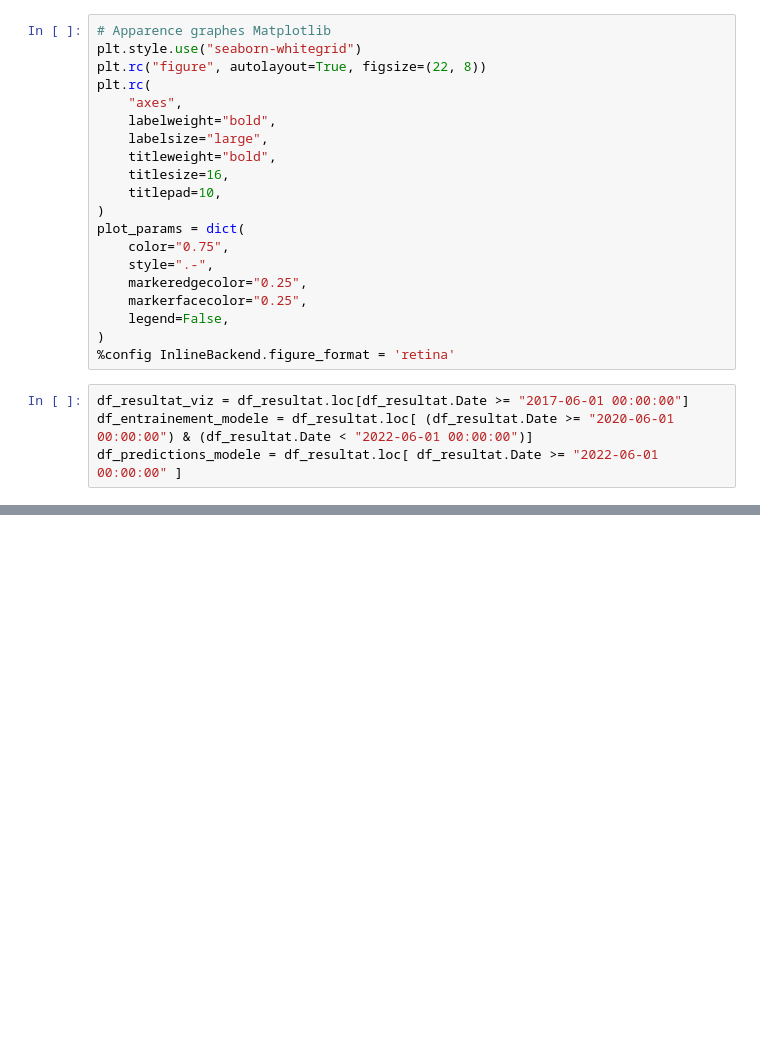
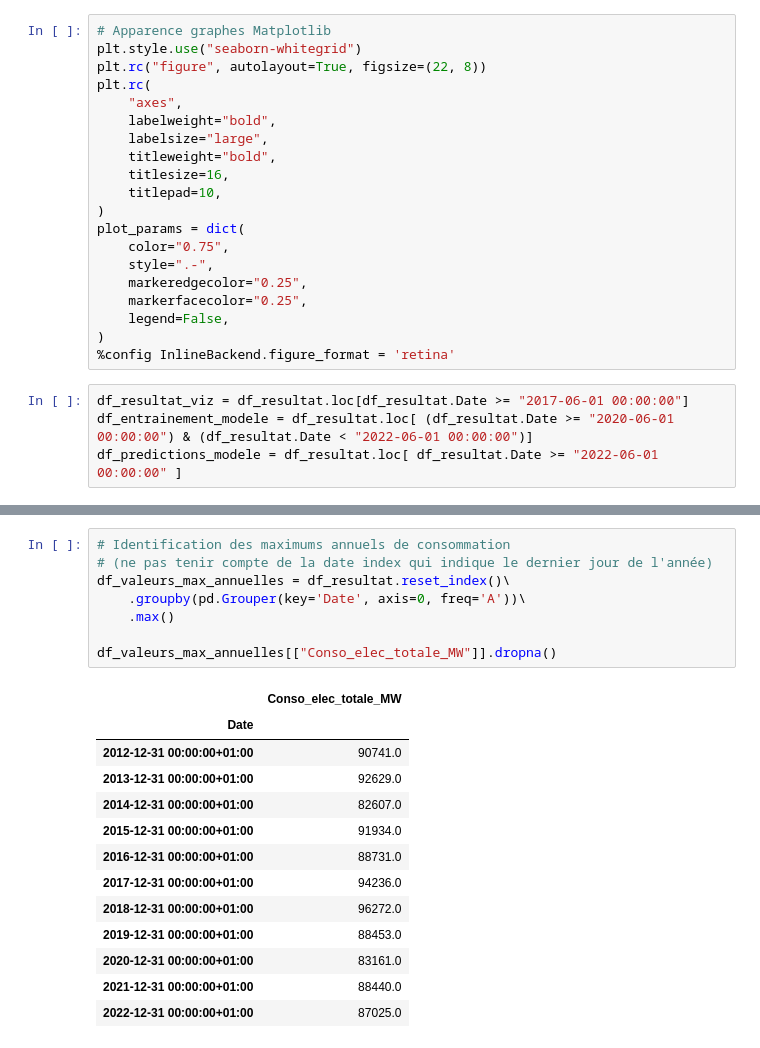
Before and after one commit to AxelRK200/Energy_Consumption_Forecast_Winter_2023-2024_France, a Jupyter notebook: 4_Static_Prediction_Residuals.ipynb, the cells around one changed output, grey strips where cells are left out. Saved outputs shown, nothing was run; the diff lists cells and outputs as text; blank space fills up the shorter version.

```diff
--- a/4_Static_Prediction_Residuals.ipynb
+++ b/4_Static_Prediction_Residuals.ipynb
@@ -479,0 +501,22 @@ _ = ax.legend()
+# %%
+# Identification des maximums annuels de consommation
+# (ne pas tenir compte de la date index qui indique le dernier jour de l'année)
+df_valeurs_max_annuelles = df_resultat.reset_index()\
+    .groupby(pd.Grouper(key='Date', axis=0, freq='A'))\
+    .max()
+
+df_valeurs_max_annuelles[["Conso_elec_totale_MW"]].dropna()
+# %% [output]
+|  | Conso_elec_totale_MW |
+| Date |  |
+| 2012-12-31 00:00:00+01:00 | 90741.0 |
+| 2013-12-31 00:00:00+01:00 | 92629.0 |
+| 2014-12-31 00:00:00+01:00 | 82607.0 |
+| 2015-12-31 00:00:00+01:00 | 91934.0 |
+| 2016-12-31 00:00:00+01:00 | 88731.0 |
+| 2017-12-31 00:00:00+01:00 | 94236.0 |
+| 2018-12-31 00:00:00+01:00 | 96272.0 |
+| 2019-12-31 00:00:00+01:00 | 88453.0 |
+| 2020-12-31 00:00:00+01:00 | 83161.0 |
+| 2021-12-31 00:00:00+01:00 | 88440.0 |
+| 2022-12-31 00:00:00+01:00 | 87025.0 |
```
Also changed, not shown: parts of 16 cells of this notebook.
